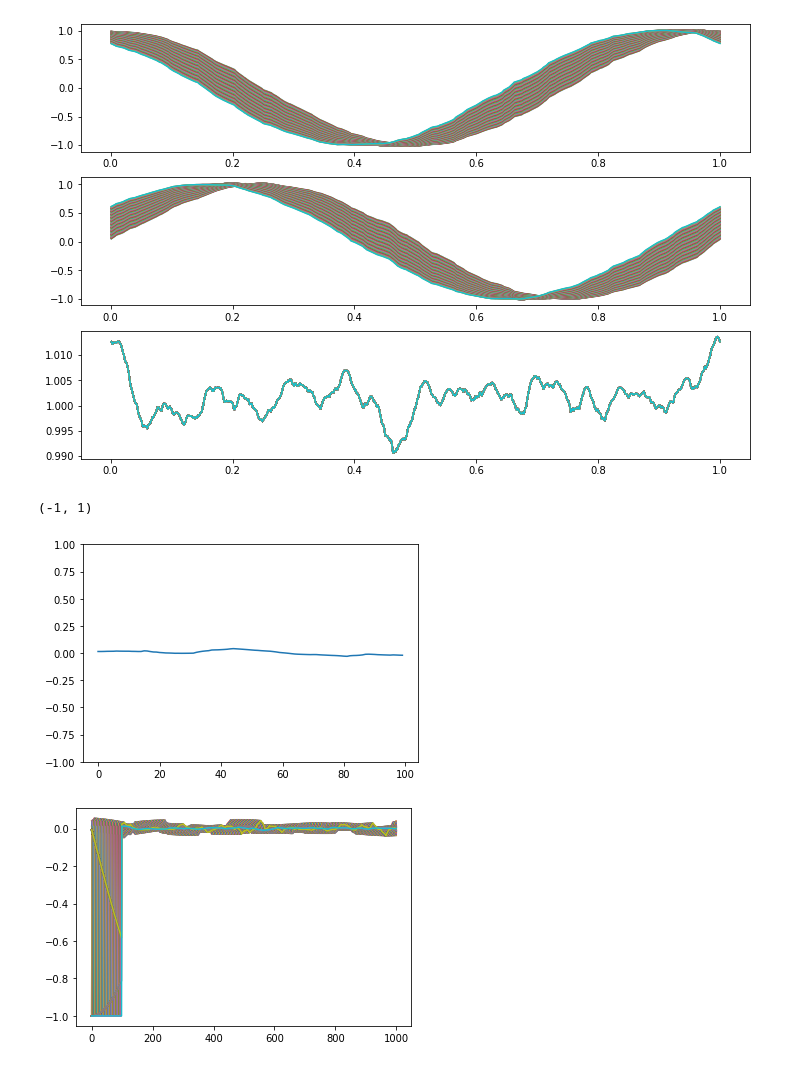
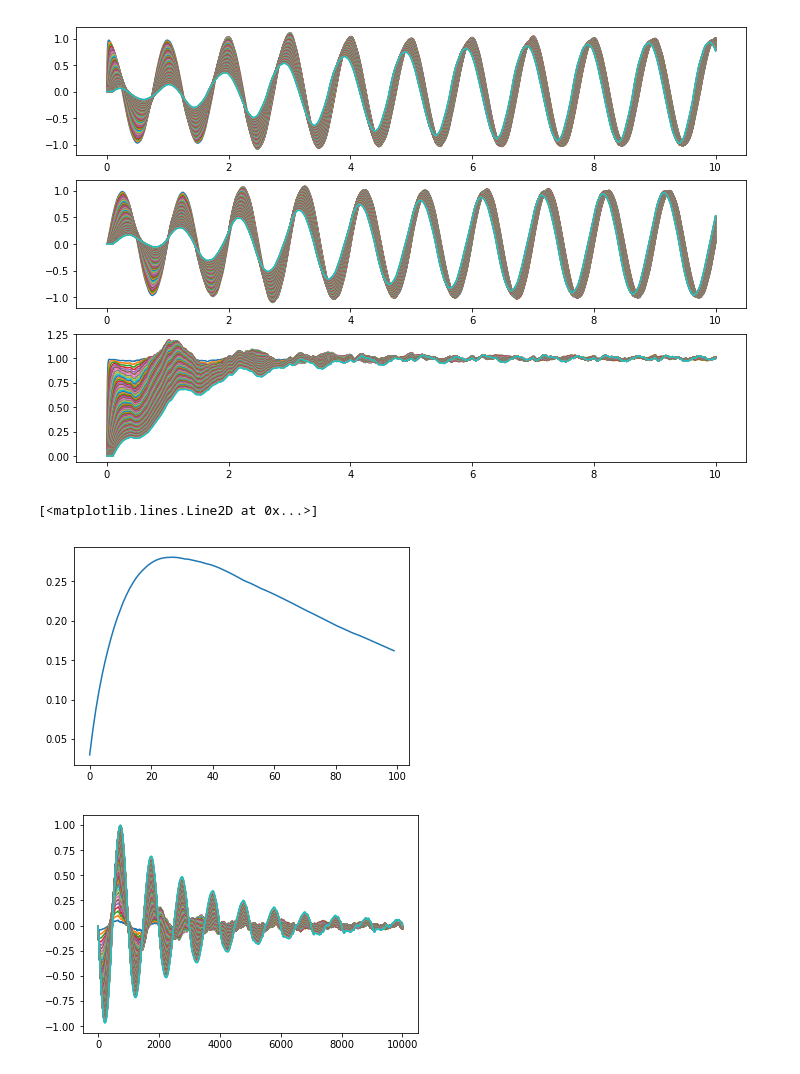
Before and after one commit to tcstewar/testing_notebooks, a Jupyter notebook: model_learning/Temporal Learning - v2.ipynb, the cells around one changed output. Cells and saved outputs as stored; diff of their text form; code cells hidden in the pictures.

Commit message:
working learning

```diff
--- a/model_learning/Temporal Learning - v2.ipynb
+++ b/model_learning/Temporal Learning - v2.ipynb
@@ -28,6 +28,9 @@ seed = 1
 model = nengo.Network()
 with model:
     node_x = nengo.Node(func_x)
+    node_y = nengo.Node(func_y)
+    D = node_y.size_out
+
     state = nengo.Ensemble(n_neurons=500, dimensions=node_x.size_out, neuron_type=nengo.LIFRate(), seed=seed)
 
     predict_y = nengo.Node(None, size_in=D*M)
@@ -43,8 +46,10 @@ decoder = sim.data[c].weights
 [interactive output not drawn]
 # %%
 class TemporalPES(nengo.Network):
-    def __init__(self, decoder, n_steps):
-        self.w = decoder
+    def __init__(self, decoder, n_steps, learning_rate=1e-8):
+        self.w = np.array(decoder)
+        self.error_value = np.zeros(decoder.shape[0])
+        self.learning_rate = learning_rate
 
         super().__init__()
         with self:
@@ -61,7 +66,11 @@ class TemporalPES(nengo.Network):
         self.error_value = x
         return x
     def do_decoder(self, t, activity):
-
+        for i in range(D):
+            for j in range(M):
+                actv = self.activity_mem.mem[j]
+                err = self.error_value[j*D+i]
+                self.w[j*D+i] -= actv * err * self.learning_rate / (j+1)
 
         output = np.dot(self.w, activity)
         return output
@@ -78,7 +87,7 @@ with model:
 
     predict_y = nengo.Node(None, size_in=D*M)
 
-    temporal_pes = TemporalPES(decoder, M)
+    temporal_pes = TemporalPES(decoder*0, M)
     nengo.Connection(state.neurons, temporal_pes.input, synapse=None)
     nengo.Connection(temporal_pes.output, predict_y, synapse=None)
 
@@ -115,7 +124,6 @@ with model:
 
     p_mem = nengo.Probe(mem_y)
 
-print(model.networks[0].nodes)
 sim = nengo.Simulator(model)
-sim.run(1.0)
+sim.run(10.0)
 # %% [output]
@@ -145,20 +152,20 @@ for i in range(D):
     plt.plot(sim.trange(), data[:,i::D])
 plt.show()
 # %% [output]
-[figure, old version]
+[figure, new version]
 # %%
 data = sim.data[p_predict_mem]
 
 data.shape = data.shape[0], M, M, node_y.size_out
 # %%
 plt.plot([data[500, i, i, 1] for i in range(M)])
-plt.ylim(-1,1)
+#plt.ylim(-1,1)
 # %% [output]
-(-1, 1)
+[<matplotlib.lines.Line2D at 0x...>]
-[figure, old version]
+[figure, new version]
 # %%
 data = sim.data[p_error]
-plt.plot(data)
+plt.plot(data[:,1::3])
 plt.show()
 # %% [output]
-[figure, old version]
+[figure, new version]
```
Also changed, not shown: parts of 3 cells of this notebook.
